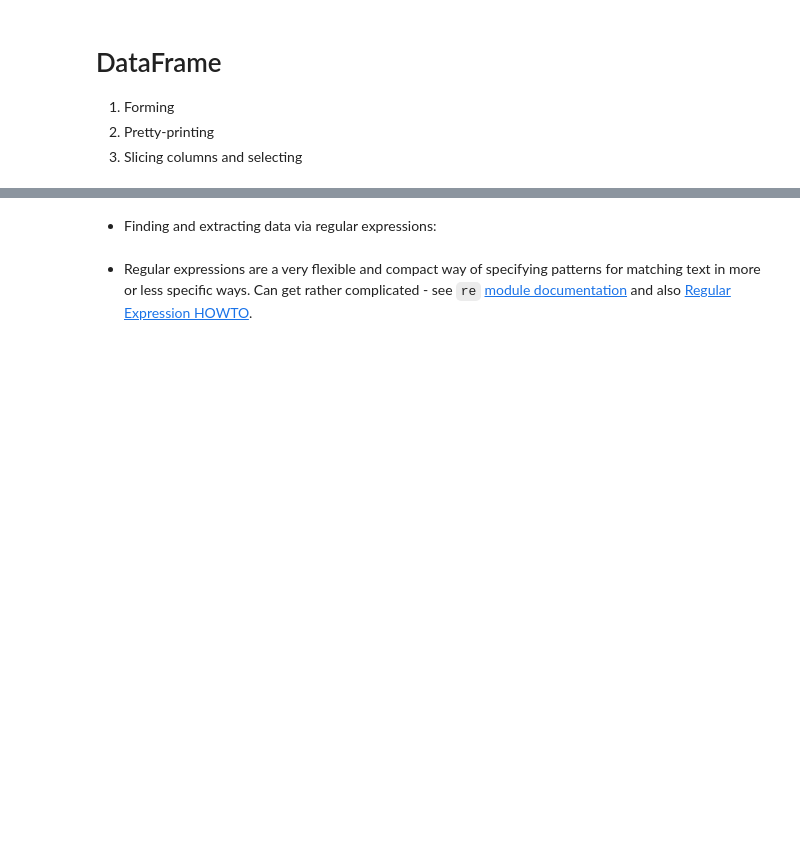
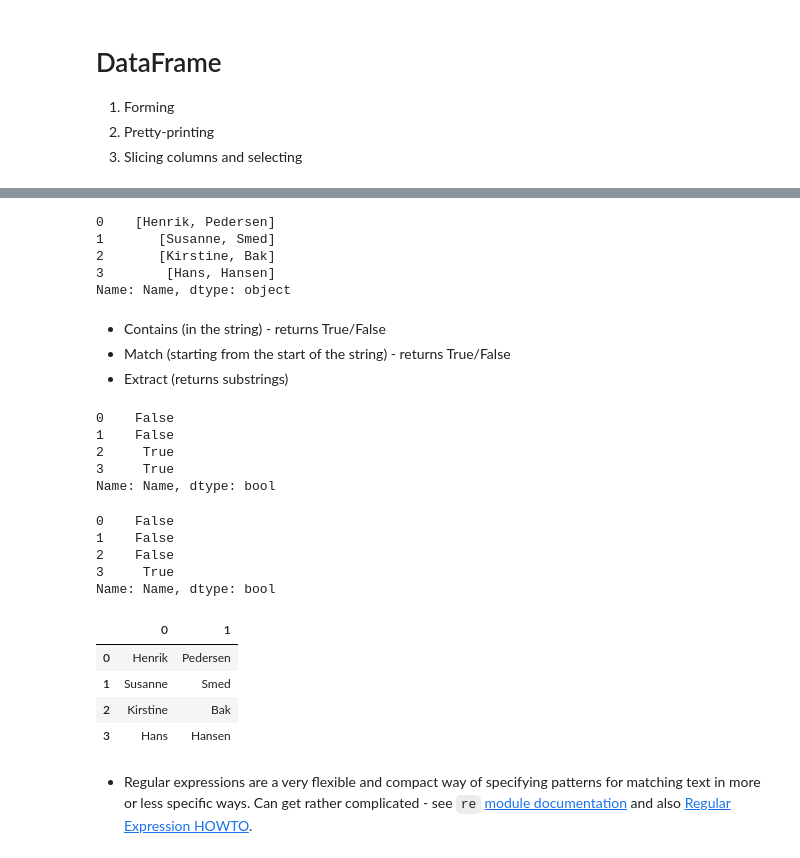
Before and after one commit to CALDISS-AAU/sdsphd20, a Jupyter notebook: notebooks/mon23/pandas.ipynb, the cells around one changed output, grey strips where cells are left out. Saved outputs shown, nothing was run; the diff lists cells and outputs as text; code cells hidden in the pictures; blank space fills up the shorter version.

```diff
--- a/notebooks/mon23/pandas.ipynb
+++ b/notebooks/mon23/pandas.ipynb
@@ -60,7 +121,7 @@ dti
 # %%
 data = [['Henrik Pedersen', 42, 'Associate Professor'],
         ['Susanne Smed', 49, 'Professor'],
-        ['Kirstine Bak', 27, 'ph.d.-student'],
+        ['Kirstine Bak', 27, 'Ph.d.-student'],
         ['Hans Hansen', 55, 'Professor']]
 a = pd.DataFrame(data, columns=['Name', 'Age', 'Category'])
 # %%
@@ -77,13 +158,39 @@ a['Name'].str.upper()
 # %%
 a['Name'].str.split(' ')
+# %% [output]
+0    [Henrik, Pedersen]
+1       [Susanne, Smed]
+2       [Kirstine, Bak]
+3        [Hans, Hansen]
+Name: Name, dtype: object
-# %% [markdown]
-- Finding and extracting data via regular expressions:
+# %% [markdown]
+- Contains (in the string) - returns True/False
+- Match (starting from the start of the string) - returns True/False
+- Extract (returns substrings)
 # %%
 a['Name'].str.contains('[A-Z]a')
+# %% [output]
+0    False
+1    False
+2     True
+3     True
+Name: Name, dtype: bool
 # %%
 a['Name'].str.match('[A-Z]a')
+# %% [output]
+0    False
+1    False
+2    False
+3     True
+Name: Name, dtype: bool
 # %%
-a['Name'].str.extract('(\w+)(\W\w+)')
+a['Name'].str.extract('(\w+)\W(\w+)')
+# %% [output]
+|  | 0 | 1 |
+| 0 | Henrik | Pedersen |
+| 1 | Susanne | Smed |
+| 2 | Kirstine | Bak |
+| 3 | Hans | Hansen |
 # %% [markdown]
 - Regular expressions are a very flexible and compact way of specifying patterns for matching text in more or less specific ways. Can get rather complicated - see `re` [module documentation](https://docs.python.org/3/library/re.html#regular-expression-syntax) and also [Regular Expression HOWTO](https://docs.python.org/3/howto/regex.html#regex-howto).
 # %% [markdown]
```
Also changed, not shown: parts of 66 cells of this notebook.
